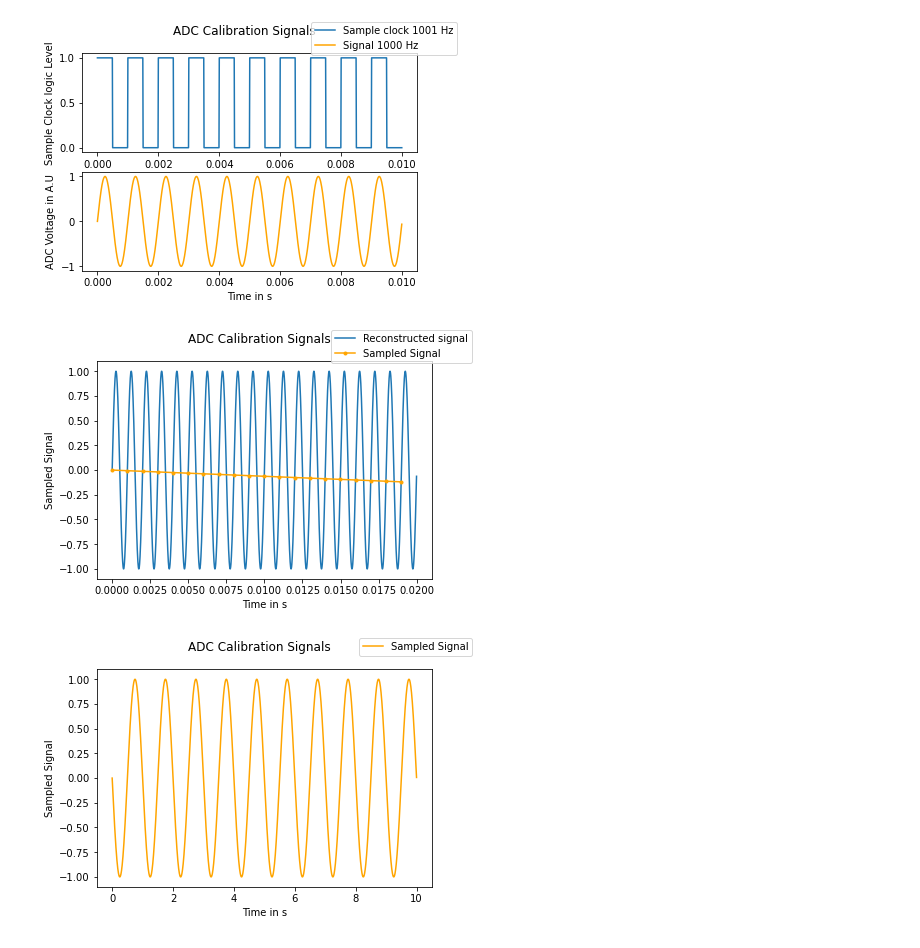
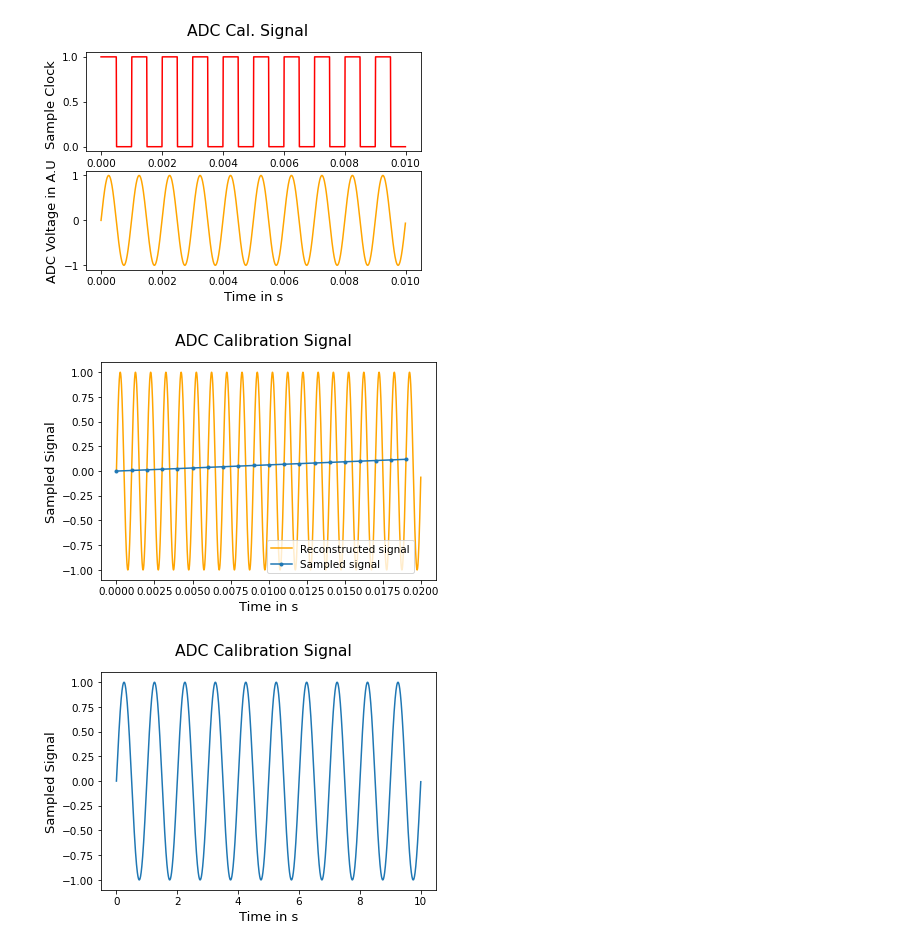
Before and after one commit to Met4FoF/Met4FoF-SmartUpUnit, a Jupyter notebook: tools/ADC_cal_example.ipynb, the cells around one changed output. Saved outputs shown, nothing was run; the diff lists cells and outputs as text; code cells hidden in the pictures.

```diff
--- a/tools/ADC_cal_example.ipynb
+++ b/tools/ADC_cal_example.ipynb
@@ -8,6 +1,25 @@ from scipy.stats import chi2
+# %%
+
+from uncertainties import ufloat
+import numpy as np
+from uncertainties import unumpy
+import matplotlib.pyplot as plt
+from scipy.stats import chi2
+scalefactor=1.3
+SMALL_SIZE = 8*scalefactor
+MEDIUM_SIZE = 10*scalefactor
+BIGGER_SIZE = 12*scalefactor
+
+plt.rc('font', size=SMALL_SIZE)          # controls default text sizes
+plt.rc('axes', titlesize=SMALL_SIZE)     # fontsize of the axes title
+plt.rc('axes', labelsize=MEDIUM_SIZE)    # fontsize of the x and y labels
+plt.rc('xtick', labelsize=SMALL_SIZE)    # fontsize of the tick labels
+plt.rc('ytick', labelsize=SMALL_SIZE)    # fontsize of the tick labels
+plt.rc('legend', fontsize=SMALL_SIZE)    # legend fontsize
+plt.rc('figure', titlesize=BIGGER_SIZE)  # fontsize of the figure title
 # %%
 x=np.arange(0,10,1e-5)
-FSample=1001
+FSample=999
 Sampletimes=np.arange(0,10,1/FSample)
 FSignal=1000
 SampleClock=np.sin(FSample*np.pi*2*x)
@@ -16,34 +28,35 @@ Signal=np.sin(FSignal*np.pi*2*x)
 Samples=np.sin(FSignal*np.pi*2*Sampletimes)
 # %%
 fig, (ax1, ax2) = plt.subplots(2, 1)
-fig.suptitle("ADC Calibration Signals")
-ax1.set_ylabel("Sample Clock logic Level")
-ax1.plot(x[:1000],SampleClockBin[:1000],label='Sample clock 1001 Hz')
-ax2.plot(x[:1000],Signal[:1000],Label="Signal 1000 Hz",color='orange')
+fig.suptitle("ADC Cal. Signal")
+ax1.set_ylabel("Sample Clock ")
+ax1.plot(x[:1000],SampleClockBin[:1000],label='Sample clock '+str(FSample)+' Hz',color='red')
+ax2.plot(x[:1000],Signal[:1000],Label="Signal "+str(FSignal)+" Hz",color='orange')
 ax2.set_ylabel(r"ADC Voltage in A.U")
 ax2.set_xlabel(r"Time in s")
-fig.legend()
 fig.show()
+fig.savefig("ADC_Cal_Trigg_AND_sig.svg")
 # %% [output]
-[figure, old version]
+[figure, new version]
 # %%
 fig, (ax1) = plt.subplots(1, 1)
-fig.suptitle("ADC Calibration Signals")
+fig.suptitle("ADC Calibration Signal")
 ax1.set_ylabel("Sampled Signal")
-ax1.plot(x[:2000],Signal[:2000],Label="Reconstructed signal")
-ax1.plot(Sampletimes[:20],Samples[:20],label='Sampled Signal',marker='.',color='orange')
+ax1.plot(x[:2000],Signal[:2000],Label="Reconstructed signal",color='orange')
+ax1.plot(Sampletimes[:20],Samples[:20],label='Sampled signal',marker='.',c='C0')
 ax1.set_xlabel(r"Time in s")
-fig.legend()
+fig.legend(loc='upper center',bbox_to_anchor=(0.7, 0.3))
 fig.show()
+fig.savefig("ADC_reconstructed_Signal.svg")
 # %% [output]
-[figure, old version]
+[figure, new version]
 # %%
 fig, (ax1) = plt.subplots(1, 1)
-fig.suptitle("ADC Calibration Signals")
+fig.suptitle("ADC Calibration Signal")
 ax1.set_ylabel("Sampled Signal")
-ax1.plot(Sampletimes,Samples,label='Sampled Signal',color='orange')
+ax1.plot(Sampletimes,Samples,label='Sampled Signal',c='C0')
 ax1.set_xlabel(r"Time in s")
-fig.legend()
 fig.show()
+fig.savefig("ADC_Sampled_Signal.svg")
 # %% [output]
-[figure, old version]
+[figure, new version]
```
Also changed, not shown: parts of 1 cell of this notebook.
